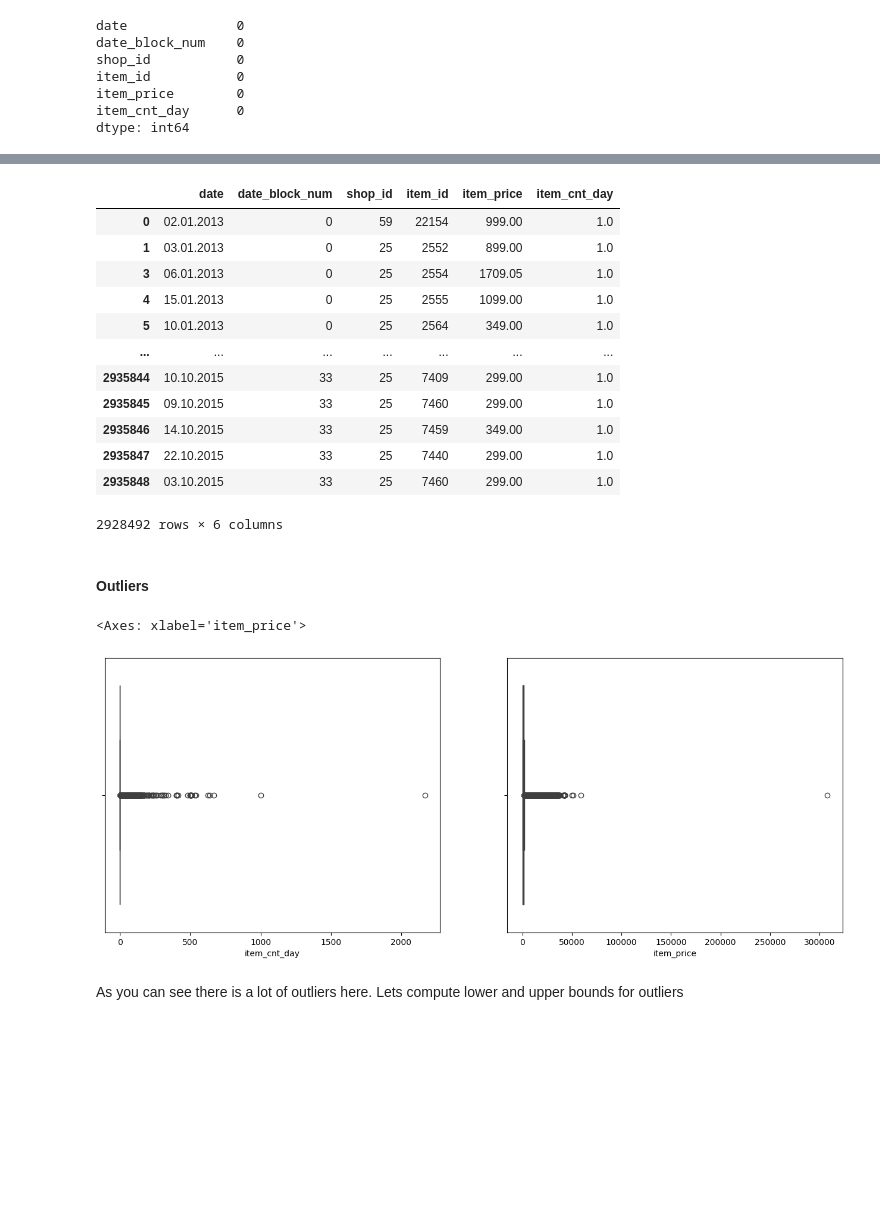
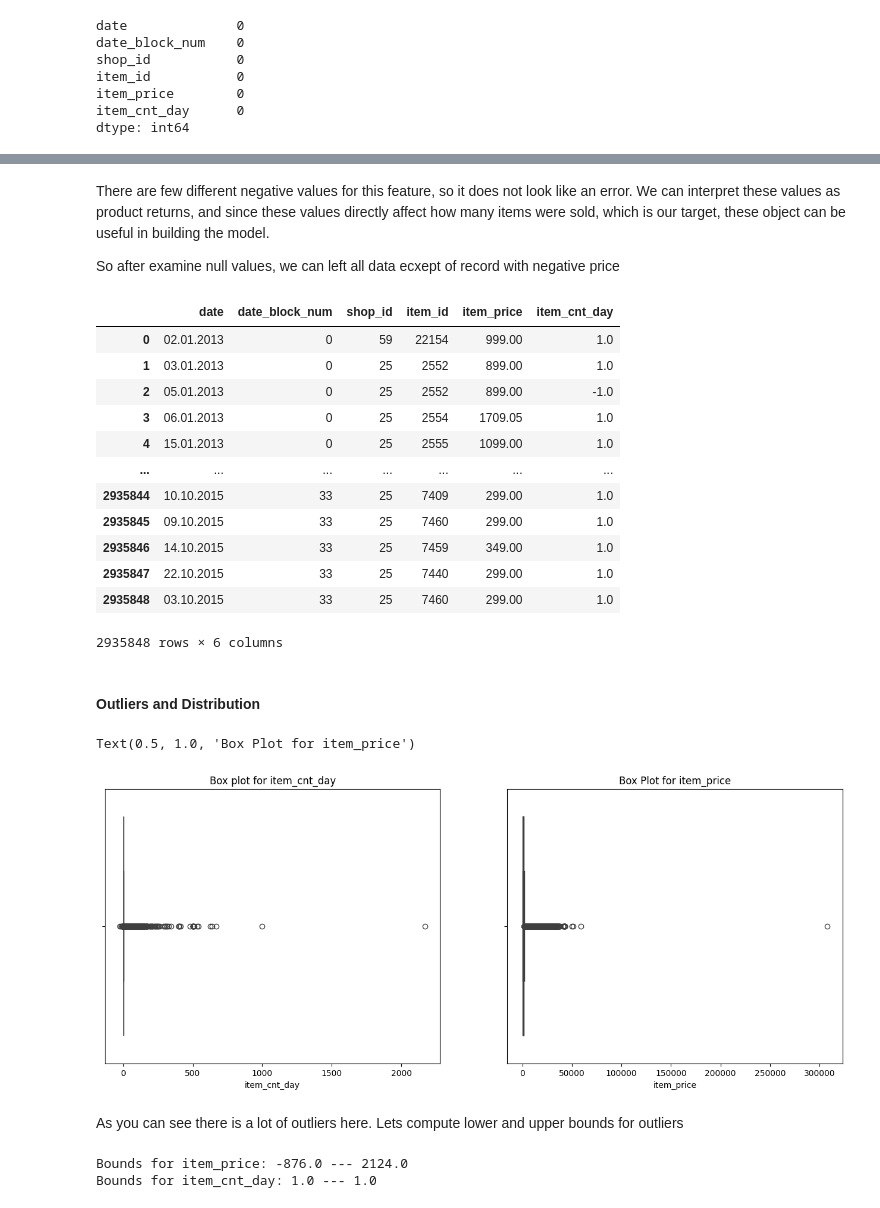
Before and after one commit to awkwarrd/ds-project-milad-almasri, a Jupyter notebook: dqc.ipynb, the cells around one changed output, grey strips where cells are left out. Cells and saved outputs as stored; diff of their text form; code cells hidden in the pictures; blank space fills up the shorter version.

Commit message:
DS-1.1 DQC checkpoint (outliers)

```diff
--- a/dqc.ipynb
+++ b/dqc.ipynb
@@ -289,40 +315,53 @@ As we can see there is only 7357 objects with missing values, which is relativel
+# %% [markdown]
+There are few different negative values for this feature, so it does not look like an error. We can interpret these values as product returns, and since these values directly affect how many items were sold, which is our target, these object can be useful in building the model.
+
+So after examine null values, we can left all data ecxept of record with negative price
 # %%
-sales_train_nna = sales_train[(sales_train["item_price"] > 0) & (sales_train["item_cnt_day"] > 0)]
+sales_train_nna = sales_train[sales_train["item_price"] > 0]
 sales_train_nna
 # %% [output]
 |  | date | date_block_num | shop_id | item_id | item_price | item_cnt_day |
 | 0 | 02.01.2013 | 0 | 59 | 22154 | 999.00 | 1.0 |
 | 1 | 03.01.2013 | 0 | 25 | 2552 | 899.00 | 1.0 |
+| 2 | 05.01.2013 | 0 | 25 | 2552 | 899.00 | -1.0 |
 | 3 | 06.01.2013 | 0 | 25 | 2554 | 1709.05 | 1.0 |
 | 4 | 15.01.2013 | 0 | 25 | 2555 | 1099.00 | 1.0 |
-| 5 | 10.01.2013 | 0 | 25 | 2564 | 349.00 | 1.0 |
 | ... | ... | ... | ... | ... | ... | ... |
 | 2935844 | 10.10.2015 | 33 | 25 | 7409 | 299.00 | 1.0 |
 | 2935845 | 09.10.2015 | 33 | 25 | 7460 | 299.00 | 1.0 |
 | 2935846 | 14.10.2015 | 33 | 25 | 7459 | 349.00 | 1.0 |
 | 2935847 | 22.10.2015 | 33 | 25 | 7440 | 299.00 | 1.0 |
 | 2935848 | 03.10.2015 | 33 | 25 | 7460 | 299.00 | 1.0 |
-2928492 rows × 6 columns
+2935848 rows × 6 columns
 # %% [markdown]
-#### Outliers
+#### Outliers and Distribution
 # %%
 plt.figure(figsize=(16, 6))
+
 plt.subplot(1, 2, 1)
-
 sns.boxplot(sales_train_nna, x="item_cnt_day")
+plt.title("Box plot for item_cnt_day")
 
 plt.subplot(1, 2, 2)
 sns.boxplot(sales_train_nna, x="item_price")
+plt.title("Box Plot for item_price")
 # %% [output]
-<Axes: xlabel='item_price'>
+Text(0.5, 1.0, 'Box Plot for item_price')
-[figure, old version]
+[figure, new version]
 # %% [markdown]
 As you can see there is a lot of outliers here. Lets compute lower and upper bounds for outliers
 # %%
-item_price_IQR = sales_train["item_price"].quantile(0.75) - sales_train["item_price"].quantile(0.25)
-item_price_lower_bound = sales_train["item_price"].quantile(0.25) - 1.5 * item_price_IQR
-item_price_upper_bound = sales_train["item_price"].quantile(0.75) + 1.5 * item_price_IQR
+item_price_IQR = sales_train_nna["item_price"].quantile(0.75) - sales_train_nna["item_price"].quantile(0.25)
+item_price_lower_bound = sales_train_nna["item_price"].quantile(0.25) - 1.5 * item_price_IQR
+item_price_upper_bound = sales_train_nna["item_price"].quantile(0.75) + 1.5 * item_price_IQR
 
-item_cnt_day_IQR = sales_train["item_cnt_day"].quantile(0.75) - sales_train["item_cnt_day"].quantile(0.25)
-item_cnt_day_lower_bound = sales_train["item_cnt_day"].quantile(0.25) - 1.5 * item_cnt_day_IQR
-item_cnt_day_upper_bound = sales_train["item_cnt_day"].quantile(0.75) + 1.5 * item_cnt_day_IQR
+item_cnt_day_IQR = sales_train_nna["item_cnt_day"].quantile(0.75) - sales_train_nna["item_cnt_day"].quantile(0.25)
+item_cnt_day_lower_bound = sales_train_nna["item_cnt_day"].quantile(0.25) - 1.5 * item_cnt_day_IQR
+item_cnt_day_upper_bound = sales_train_nna["item_cnt_day"].quantile(0.75) + 1.5 * item_cnt_day_IQR
+
+
+print(f"Bounds for item_price: {item_price_lower_bound} --- {item_price_upper_bound}")
+print(f"Bounds for item_cnt_day: {item_cnt_day_lower_bound} --- {item_cnt_day_upper_bound}")
+# %% [output]
+Bounds for item_price: -876.0 --- 2124.0
+Bounds for item_cnt_day: 1.0 --- 1.0
```
Also changed, not shown: parts of 26 cells of this notebook.
